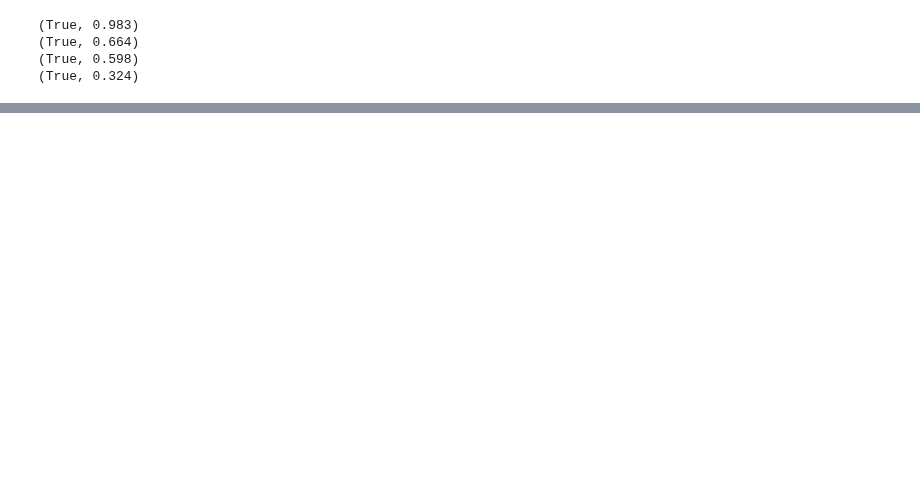
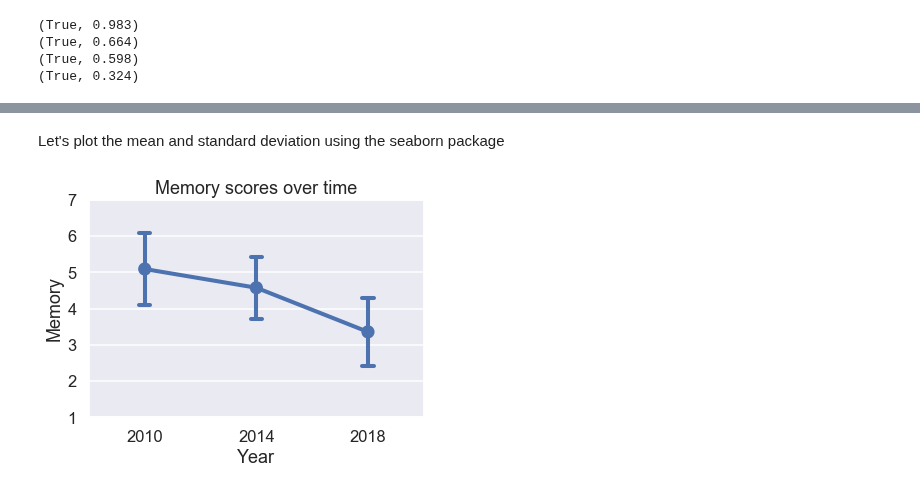
Before and after one commit to raphaelvallat/pingouin, a Jupyter notebook: notebooks/01_ANOVA.ipynb, the cells around one changed output, grey strips where cells are left out. Saved outputs shown, nothing was run; the diff lists cells and outputs as text; code cells hidden in the pictures; blank space fills up the shorter version.

```diff
--- a/notebooks/01_ANOVA.ipynb
+++ b/notebooks/01_ANOVA.ipynb
@@ -124,0 +158,9 @@ df.head()
+# %% [markdown]
+Let's plot the mean and standard deviation using the seaborn package
+# %%
+sns.set(context='talk')
+sns.pointplot(data=df, x='Year', y='Memory', capsize=.1, ci='sd')
+plt.ylim(1, 7)
+_ = plt.title('Memory scores over time')
+# %% [output]
+[figure, added]
```
Also changed, not shown: parts of 27 cells of this notebook.
